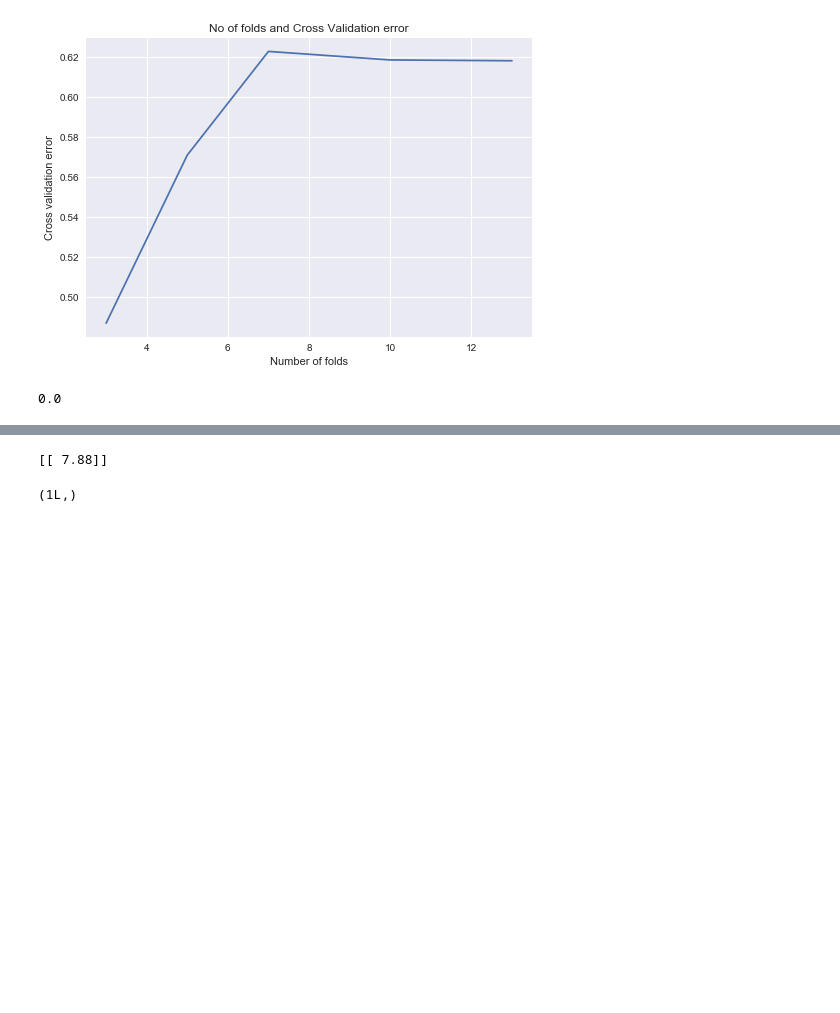
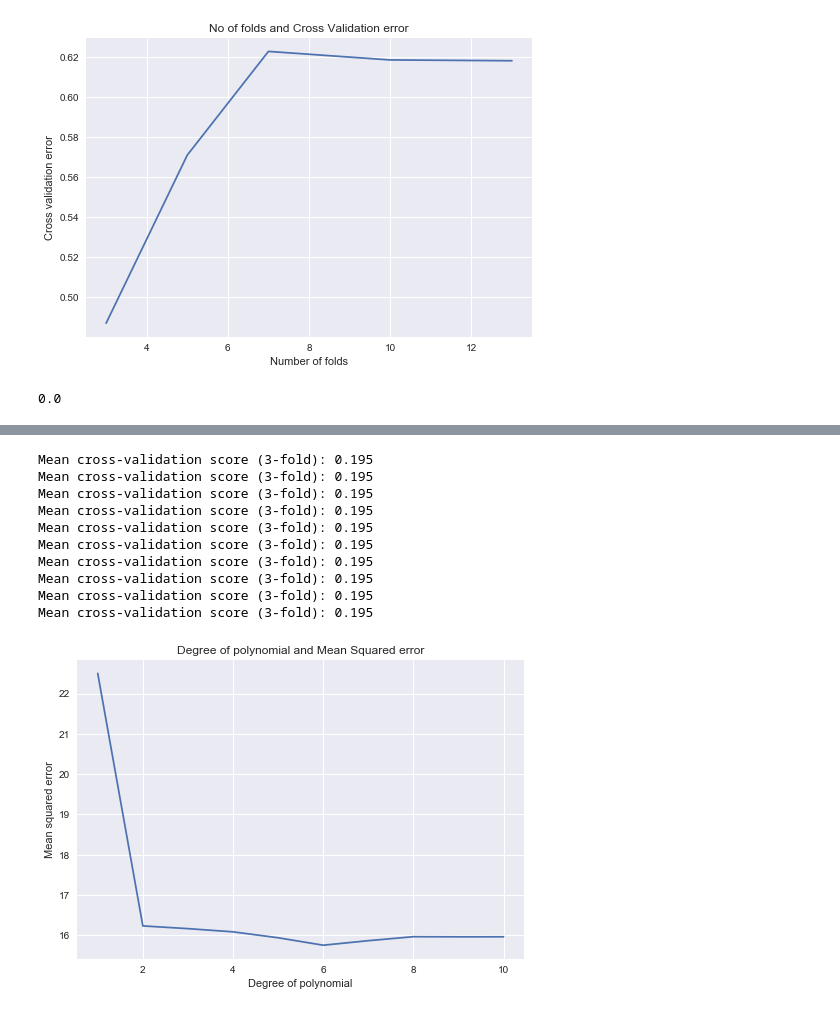
Before and after one commit to tvganesh/ML-Part2, a Jupyter notebook: RandPython-Part2.ipynb, the cells around one changed output, grey strips where cells are left out. Cells and saved outputs as stored; diff of their text form; code cells hidden in the pictures; blank space fills up the shorter version.

```diff
--- a/RandPython-Part2.ipynb
+++ b/RandPython-Part2.ipynb
@@ -245,6 +245,17 @@ Mean cross-validation score (3-fold): 0.618
  0.62301095610600932,
  0.6187419270694543,
  0.61834042423558877]
+# %%
+autoDF =pd.read_csv("auto_mpg.csv",encoding="ISO-8859-1")
+autoDF.shape
+autoDF.columns
+autoDF1=autoDF[['mpg','cylinder','displacement','horsepower','weight','acceleration','year']]
+autoDF2 = autoDF1.apply(pd.to_numeric, errors='coerce')
+autoDF3=autoDF2.dropna()
+autoDF3.shape
+X=autoDF3[['cylinder','displacement','horsepower','weight','acceleration','year']]
+y=autoDF3['mpg']
+linreg = LinearRegression().fit(X, y)
 # %%
 fig=plt.plot(cv,cv_error)
 fig=plt.title("No of folds and Cross Validation error")
@@ -283,12 +286,51 @@ Index([u'Unnamed: 0',       u'crim',         u'zn',      u'indus',
-# %%
-linreg
-y_test
-linreg.score(X_train, y_train)
-X_test.shape
-X_train.shape
-linreg.predict(X_test)
-print(X_test)
-y_test.shape
-# %% [output]
-[[ 7.88]]
-(1L,)
+# %%
+#https://www.quantstart.com/articles/Using-Cross-Validation-to-Optimise-a-Machine-Learning-Method-The-Regression-Setting
+from sklearn.preprocessing import PolynomialFeatures
+from sklearn.metrics import mean_squared_error
+autoDF =pd.read_csv("auto_mpg.csv",encoding="ISO-8859-1")
+autoDF.shape
+autoDF.columns
+autoDF1=autoDF[['mpg','cylinder','displacement','horsepower','weight','acceleration','year']]
+autoDF2 = autoDF1.apply(pd.to_numeric, errors='coerce')
+autoDF3=autoDF2.dropna()
+autoDF3.shape
+#X=autoDF3[['cylinder','displacement','horsepower','weight']]
+X=autoDF3[['horsepower']]
+y=autoDF3['mpg']
+
+cv_error=[]
+mse_error=[]
+degree1=[1,2,3,4,5,6,7,8,9,10]
+for i in degree1:
+    poly = PolynomialFeatures(degree=i)
+    X_poly = poly.fit_transform(X)
+    X_train, X_test, y_train, y_test = train_test_split(X_poly, y,random_state = 0)
+    linreg = LinearRegression().fit(X_train, y_train)
+    cv_scores = cross_val_score(linreg, X, y,cv=10)
+    y_pred = linreg.predict(X_test)
+    test_mse = mean_squared_error(y_test, y_pred)
+    mse_error.append(test_mse)
+    #print('Cross-validation scores (3-fold):', cv_scores)
+    print('Mean cross-validation score (3-fold): {:.3f}'
+      .format(np.mean(cv_scores)))
+    cv_error.append(np.mean(cv_scores))
+
+cv_error
+mse_error
+fig=plt.plot(degree1,mse_error)
+fig=plt.title("Degree of polynomial and Mean Squared error")
+fig=plt.xlabel("Degree of polynomial")
+fig=plt.ylabel("Mean squared error")
+plt.show()
+# %% [output]
+Mean cross-validation score (3-fold): 0.195
+Mean cross-validation score (3-fold): 0.195
+Mean cross-validation score (3-fold): 0.195
+Mean cross-validation score (3-fold): 0.195
+Mean cross-validation score (3-fold): 0.195
+Mean cross-validation score (3-fold): 0.195
+Mean cross-validation score (3-fold): 0.195
+Mean cross-validation score (3-fold): 0.195
+Mean cross-validation score (3-fold): 0.195
+Mean cross-validation score (3-fold): 0.195
+[figure, added]
```
Also changed, not shown: parts of 4 cells of this notebook, 1 other file.
